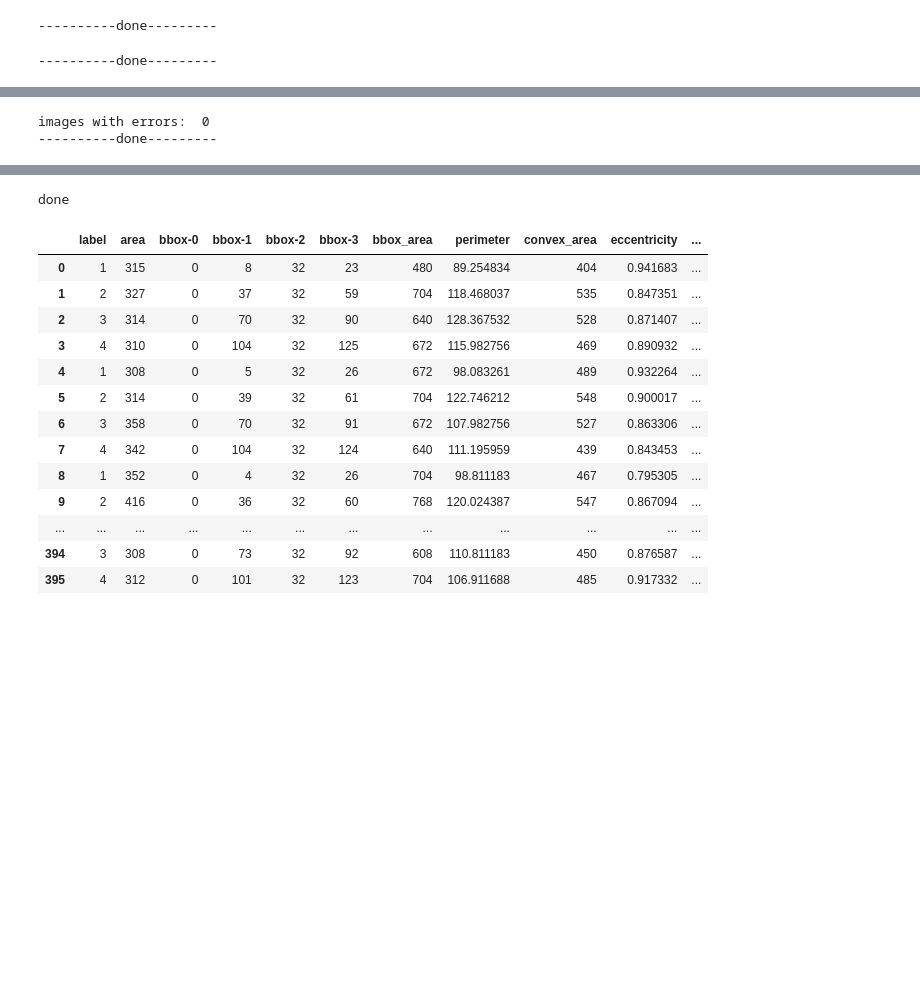
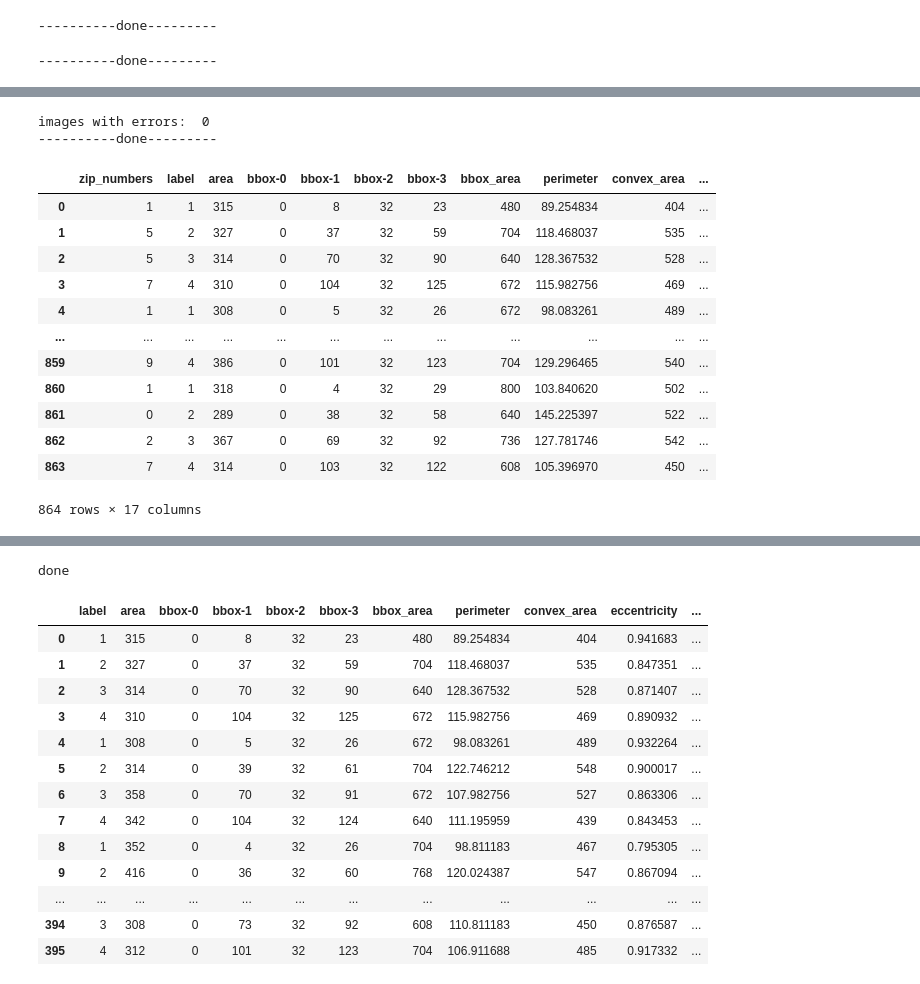
Before and after one commit to isahin1997/00MySchool, a Jupyter notebook: schoolopdrachten/BD_IML/assignments/final/final assignment/notebooks/testje.ipynb, the cells around one changed output, grey strips where cells are left out. Drawn from its saved outputs; the diff is of its cells as text; code cells hidden in the pictures; blank space fills up the shorter version.

```diff
--- a/schoolopdrachten/BD_IML/assignments/final/final assignment/notebooks/testje.ipynb
+++ b/schoolopdrachten/BD_IML/assignments/final/final assignment/notebooks/testje.ipynb
@@ -167,18 +210,32 @@ print('-------done------')
 # %%
-for i in range(0, len(train_images_df.index)):
-    if df is not None:
-        result = initialize_image(train_images_df.iloc[i, 1], train_images_df.iloc[i, 0])
-        if result is not None:
-            df = pd.concat([df, result], ignore_index=True)
-        else:
-            error_counts = error_counts + 1
-    else:
-        df = initialize_image(train_images_df.iloc[i, 1], train_images_df.iloc[i, 0])
+#for i in range(0, len(train_images_df.index)):
+#    if df is not None:
+#        result = initialize_image(train_images_df.iloc[i, 1], train_images_df.iloc[i, 0])
+#        if result is not None:
+#            df = pd.concat([df, result], ignore_index=True)
+#        else:
+#            error_counts = error_counts + 1
+#    else:
+#        df = initialize_image(train_images_df.iloc[i, 1], train_images_df.iloc[i, 0])
 
 #initialize_image(list_images[72], list_images_name[72])
-print('images with errors: ', error_counts)
-print('----------done---------')
+#print('images with errors: ', error_counts)
+#print('----------done---------')
+#df
 # %% [output]
 images with errors:  0
 ----------done---------
+|  | zip_numbers | label | area | bbox-0 | bbox-1 | bbox-2 | bbox-3 | bbox_area | perimeter | convex_area | ... |
+| 0 | 1 | 1 | 315 | 0 | 8 | 32 | 23 | 480 | 89.254834 | 404 | ... |
+| 1 | 5 | 2 | 327 | 0 | 37 | 32 | 59 | 704 | 118.468037 | 535 | ... |
+| 2 | 5 | 3 | 314 | 0 | 70 | 32 | 90 | 640 | 128.367532 | 528 | ... |
+| 3 | 7 | 4 | 310 | 0 | 104 | 32 | 125 | 672 | 115.982756 | 469 | ... |
+| 4 | 1 | 1 | 308 | 0 | 5 | 32 | 26 | 672 | 98.083261 | 489 | ... |
+| ... | ... | ... | ... | ... | ... | ... | ... | ... | ... | ... | ... |
+| 859 | 9 | 4 | 386 | 0 | 101 | 32 | 123 | 704 | 129.296465 | 540 | ... |
+| 860 | 1 | 1 | 318 | 0 | 4 | 32 | 29 | 800 | 103.840620 | 502 | ... |
+| 861 | 0 | 2 | 289 | 0 | 38 | 32 | 58 | 640 | 145.225397 | 522 | ... |
+| 862 | 2 | 3 | 367 | 0 | 69 | 32 | 92 | 736 | 127.781746 | 542 | ... |
+| 863 | 7 | 4 | 314 | 0 | 103 | 32 | 122 | 608 | 105.396970 | 450 | ... |
+864 rows × 17 columns
 # %%
```
Also changed, not shown: parts of 17 cells of this notebook, 3 other files.
